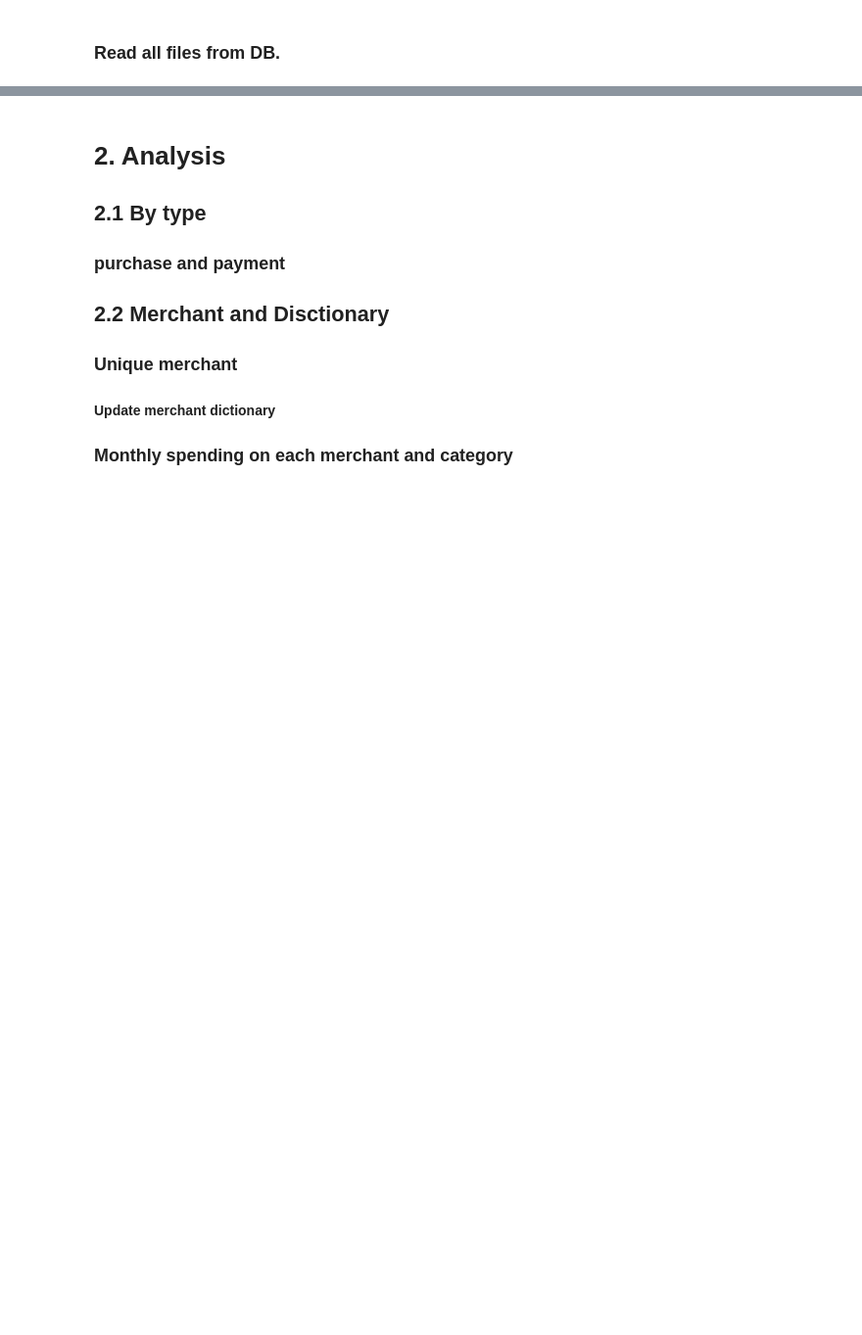
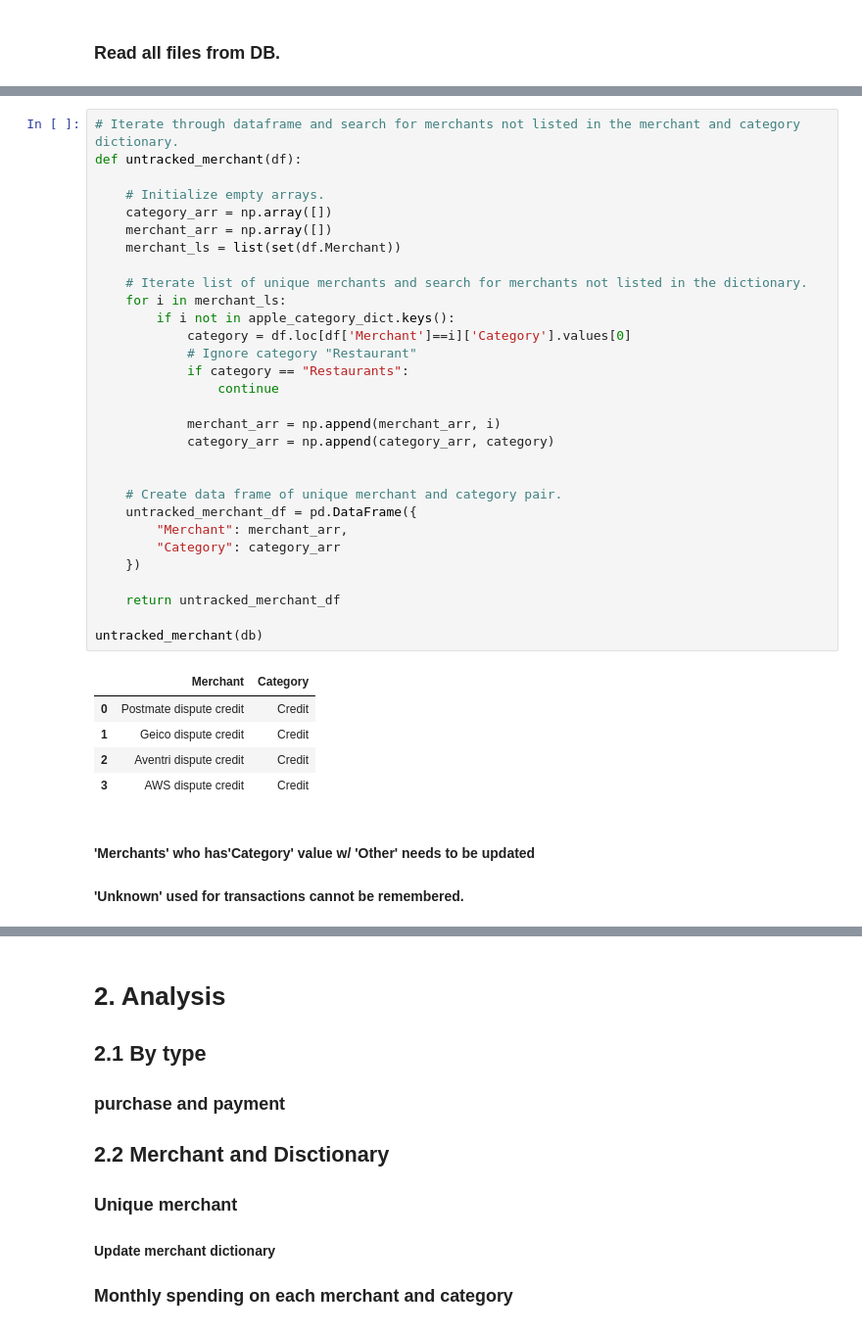
Before and after one commit to kylankim/Portfolio, a Jupyter notebook: Apple transaction/Apple transaction reader.ipynb, the cells around one changed output, grey strips where cells are left out. Shown: that part at 98% size. Cells and saved outputs as stored; diff of their text form; blank space fills up the shorter version.

```diff
--- a/Apple transaction/Apple transaction reader.ipynb
+++ b/Apple transaction/Apple transaction reader.ipynb
@@ -103,0 +230,39 @@ def read_db():
+# %%
+# Iterate through dataframe and search for merchants not listed in the merchant and category dictionary.
+def untracked_merchant(df):
+
+    # Initialize empty arrays.
+    category_arr = np.array([])
+    merchant_arr = np.array([])
+    merchant_ls = list(set(df.Merchant))
+
+    # Iterate list of unique merchants and search for merchants not listed in the dictionary.
+    for i in merchant_ls:
+        if i not in apple_category_dict.keys():
+            category = df.loc[df['Merchant']==i]['Category'].values[0]
+            # Ignore category "Restaurant"
+            if category == "Restaurants":
+                continue
+
+            merchant_arr = np.append(merchant_arr, i)
+            category_arr = np.append(category_arr, category)
+
+
+    # Create data frame of unique merchant and category pair.
+    untracked_merchant_df = pd.DataFrame({
+        "Merchant": merchant_arr,
+        "Category": category_arr
+    })
+
+    return untracked_merchant_df
+
+untracked_merchant(db)
+# %% [output]
+|  | Merchant | Category |
+| 0 | Postmate dispute credit | Credit |
+| 1 | Geico dispute credit | Credit |
+| 2 | Aventri dispute credit | Credit |
+| 3 | AWS dispute credit | Credit |
+# %% [markdown]
+#### 'Merchants' who has'Category' value w/ 'Other' needs to be updated
+#### 'Unknown' used for transactions cannot be remembered.
```
Also changed, not shown: parts of 16 cells of this notebook.
